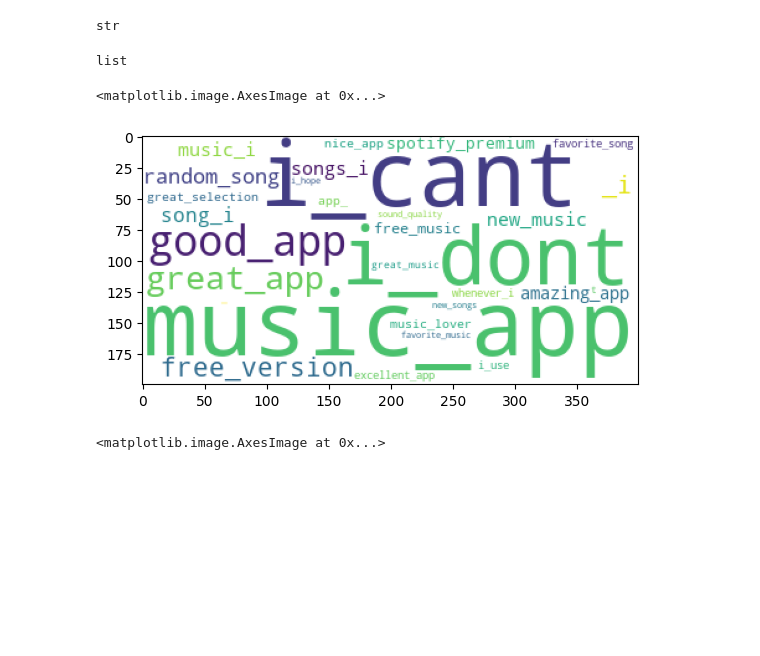
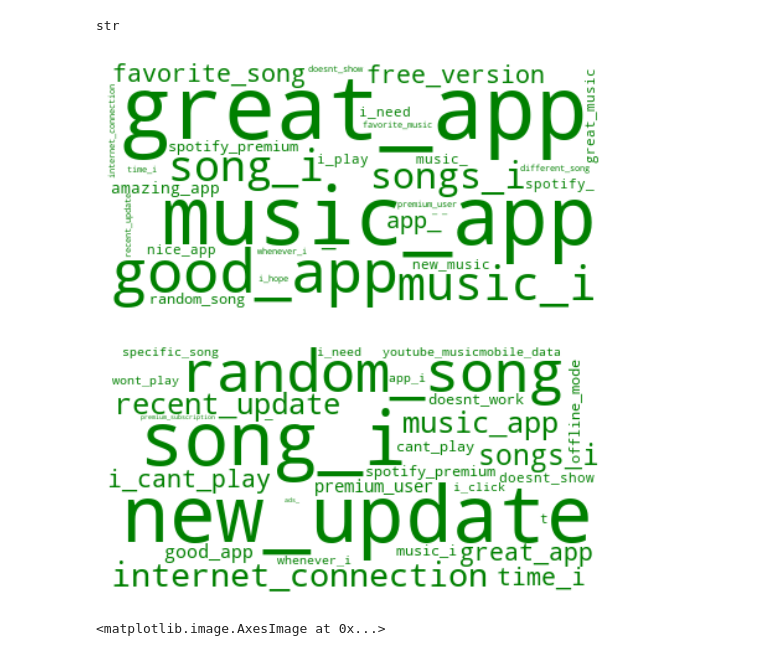
Before and after one commit to asoylatte03/spotify-app-reviews, a Jupyter notebook: vectorization and eda.ipynb, the cells around one changed output. Drawn from its saved outputs; the diff is of its cells as text; code cells hidden in the pictures; blank space fills up the shorter version.

```diff
--- a/vectorization and eda.ipynb
+++ b/vectorization and eda.ipynb
@@ -273,7 +279,7 @@ def show_wordcloud(text):
 from textblob import TextBlob
 from wordcloud import WordCloud, STOPWORDS
 # %%
-custom_stopwrds = list(STOPWORDS) + ['app','spotify','i','dont']
+custom_stopwrds = list(STOPWORDS) + ['app','spotify','i_dont','i_cant','i_use','i_pay','_i']
 # %%
 pos_text = str(pos_reviews.review.to_list())
 pos_text = pos_text.replace("\'","").replace("[","").replace("]","")
@@ -282,7 +288,9 @@ type(pos_text)
 str
 # %%
 import random
-a1 = random.sample(a, 1000)
-type(a1)
+a = pos_reviews.review.to_list()
+a1 = random.sample(a, 2000)
+b = neg_reviews.review.to_list()
+b1 = random.sample(b,2000)
+c = str(b1).replace("\'","").replace("[","").replace("]","")
+d = str(a1).replace("\'","").replace("[","").replace("]","")
-# %% [output]
-list
@@ -296,8 +297,8 @@ d = str(a1).replace("\'","").replace("[","").replace("]","")
 # %%
 pos_rvs_blob = TextBlob(d)
-noun_phrases = pos_rvs_blob.noun_phrases
+pos_noun_phrases = pos_rvs_blob.noun_phrases
 # %%
-noun_list = []
-for noun in noun_phrases:
-    noun_list.append(noun.replace(' ','_'))
-#noun_list
+pos_noun_list = []
+for noun in pos_noun_phrases:
+    pos_noun_list.append(noun.replace(' ','_'))
+pos_noun_str = ' '.join(pos_noun_list)
@@ -307,7 +305,9 @@ noun_str = ' '.join(noun_list)
 # %%
-wc = WordCloud(max_words=30,stopwords=custom_stopwrds,background_color='white')
-wc.generate(noun_str)
-plt.imshow(wc)
+wc = WordCloud(max_words=30,stopwords=custom_stopwrds,background_color='white',
+               color_func=lambda *args, **kwargs: "green")
+wc.generate(pos_noun_str)
+plt.axis('off')
+plt.imshow(wc,interpolation='bilinear')
+plt.savefig('images/positive_reviews_nounphrases.png',dpi=300)
 # %% [output]
-<matplotlib.image.AxesImage at 0x...>
-[figure, old version]
+[figure, new version]
@@ -314,3 +322,12 @@ plt.imshow(wc)
+# %%
+wc = WordCloud(max_words=30,stopwords=custom_stopwrds,background_color='white',
+               color_func=lambda *args, **kwargs: "green")
+wc.generate(neg_noun_str)
+plt.axis('off')
+plt.imshow(wc,interpolation='bilinear')
+plt.savefig('images/negative_reviews_nounphrases.png',dpi=300)
+# %% [output]
+[figure, added]
 # %%
 from sklearn.feature_extraction.text import CountVectorizer
 # %%
```
Also changed, not shown: parts of 62 cells of this notebook, 9 other files.
